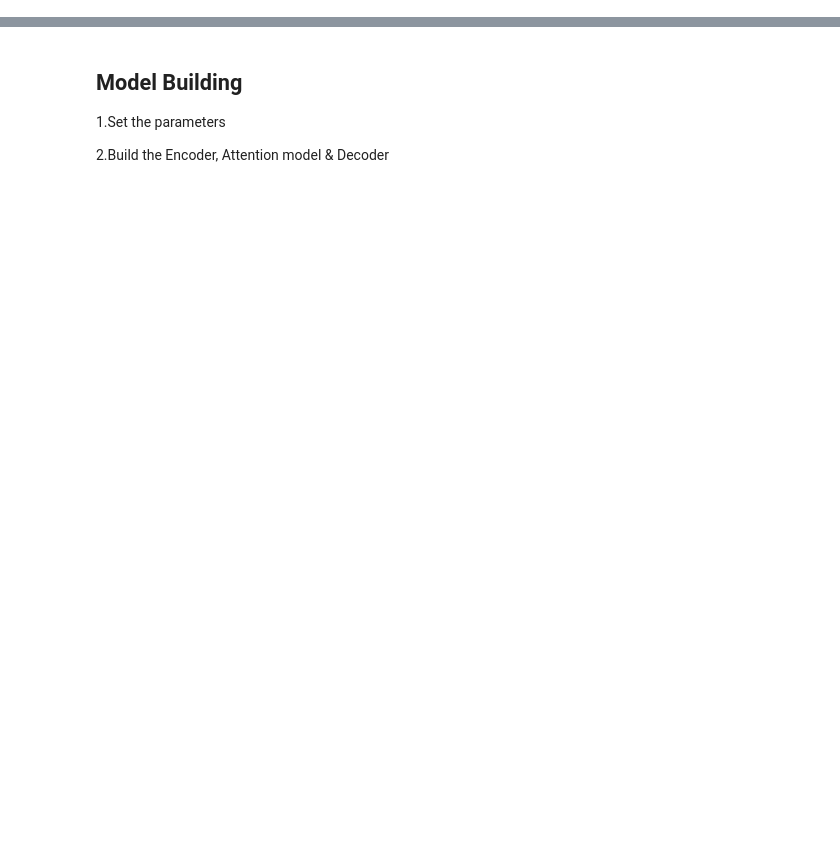
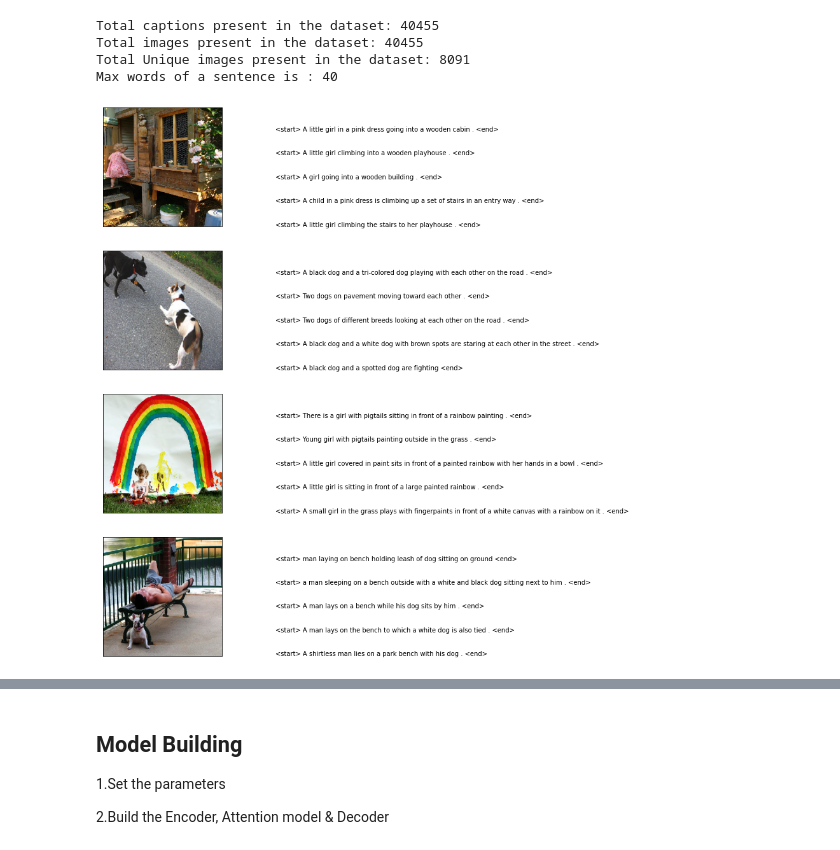
Before and after one commit to venkataravuri/upgrad-eye-for-blind-image-caption-cnn-rnn-attention-model, a Jupyter notebook: image-caption-cnn-rnn-attention-model.ipynb, the cells around one changed output, grey strips where cells are left out. Saved outputs shown, nothing was run; the diff lists cells and outputs as text; code cells hidden in the pictures; blank space fills up the shorter version.

```diff
--- a/image-caption-cnn-rnn-attention-model.ipynb
+++ b/image-caption-cnn-rnn-attention-model.ipynb
@@ -414,0 +244,3 @@ print(sample_cap_batch.shape) #(batch_size,max_len)
+# %%
+## Add <start> and <end> tags in the words
+df['Captions']=df.Captions.apply(lambda x : f"<start> {x} <end>")
@@ -414,0 +257,46 @@ print(sample_cap_batch.shape) #(batch_size,max_len)
+# %%
+#Create a list which contains all the captions
+annotations=df['Captions']
+
+# Find max length of sequence excluding the spaces between words
+max_length = max(df.Captions.apply(lambda x : len(x.split())))
+
+#Create a list which contains all the path to the images
+all_img_path = df.Path
+unique_img = df.Path.unique()
+print("Total captions present in the dataset: "+ str(len(annotations)))
+print("Total images present in the dataset: " + str(len(all_img_path)))
+print("Total Unique images present in the dataset: " + str(len(unique_img)))
+print("Max words of a sentence is :",max_length)
+# %% [output]
+Total captions present in the dataset: 40455
+Total images present in the dataset: 40455
+Total Unique images present in the dataset: 8091
+Max words of a sentence is : 40
+# %%
+## function to plot image and text side by side
+def plot_image_captions(Pathlist,captionsList,fig,count=2,npix=299,nimg=2):
+        image_load = load_img(Path,target_size=(npix,npix,3))
+        ax = fig.add_subplot(nimg,2,count,xticks=[],yticks=[])
+        ax.imshow(image_load)
+
+        count +=1
+        ax = fig.add_subplot(nimg,2,count)
+        plt.axis('off')
+        ax.plot()
+        ax.set_xlim(0,1)
+        ax.set_ylim(0,len(captions))
+        for i, caption in enumerate(captions):
+            ax.text(0,i,caption,fontsize=10)
+# %%
+## Show 5 images and corresponding text side by side
+fig = plt.figure(figsize=(10,20))
+count = 1
+
+for Path in df[:20].Path.unique():
+    captions = list(df["Captions"].loc[df.Path== Path].values)
+    plot_image_captions(Path,captions,fig,count,299,5)
+    count +=2
+plt.show()
+# %% [output]
+[figure, added]
```
Also changed, not shown: parts of 156 cells of this notebook.
